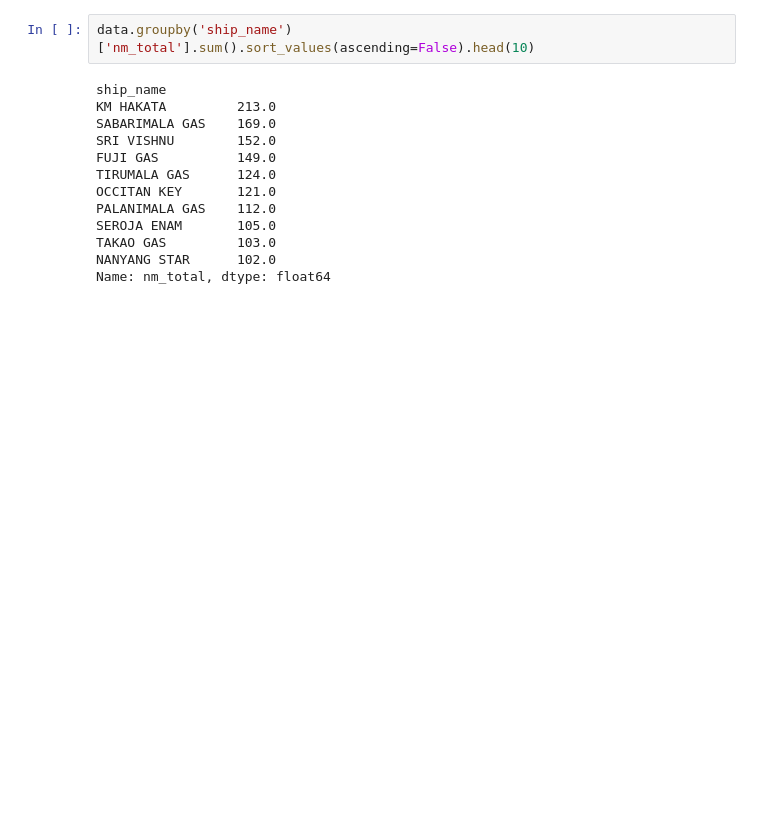
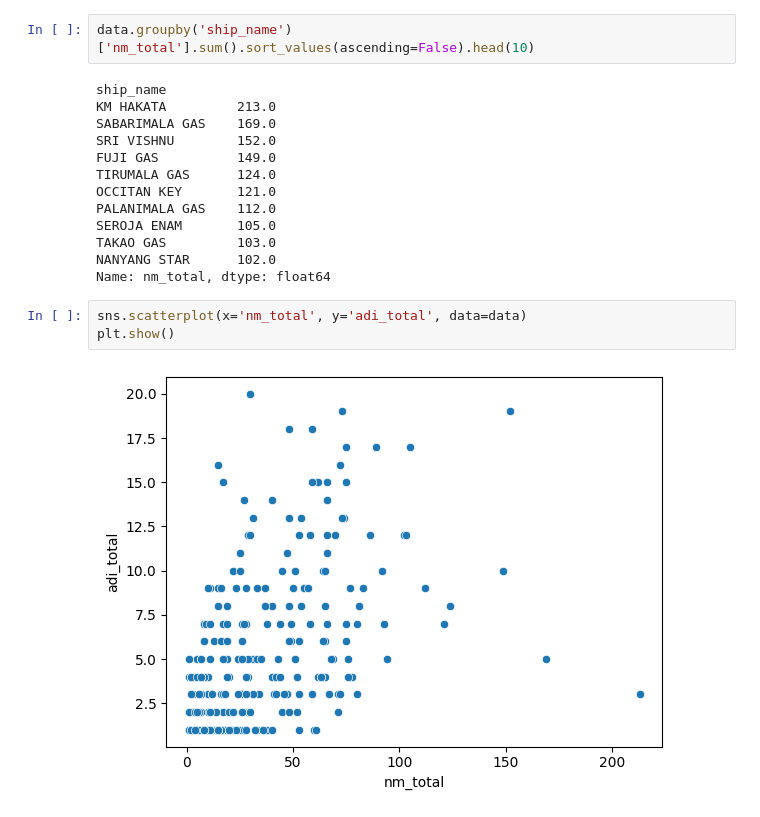
Before and after one commit to kiranr12r/Data-cleaning-and-EDA, a Jupyter notebook: cleaned-data/Single_view_of_ship.ipynb, the cells around one changed output. Drawn from its saved outputs; the diff is of its cells as text; blank space fills up the shorter version.

```diff
--- a/cleaned-data/Single_view_of_ship.ipynb
+++ b/cleaned-data/Single_view_of_ship.ipynb
@@ -871,3 +871,8 @@ SEROJA ENAM       105.0
 TAKAO GAS         103.0
 NANYANG STAR      102.0
 Name: nm_total, dtype: float64
+# %%
+sns.scatterplot(x='nm_total', y='adi_total', data=data)
+plt.show()
+# %% [output]
+[figure, added]
```
Also changed, not shown: parts of 14 cells of this notebook.
